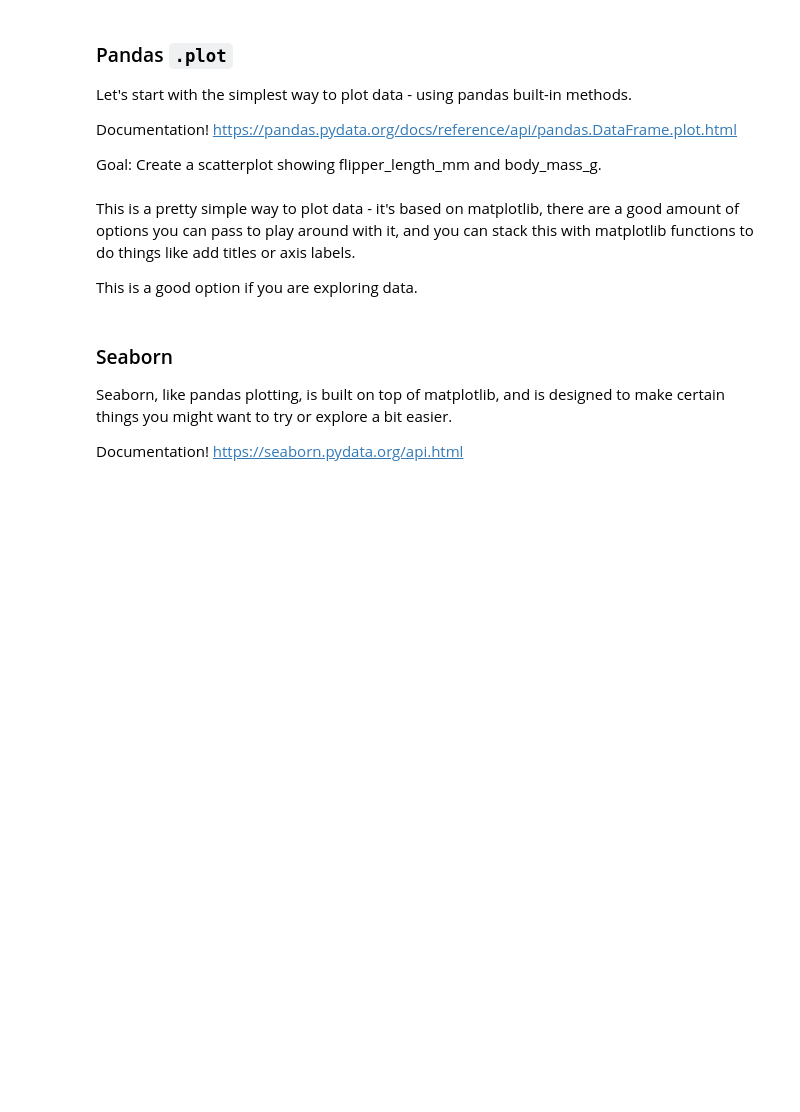
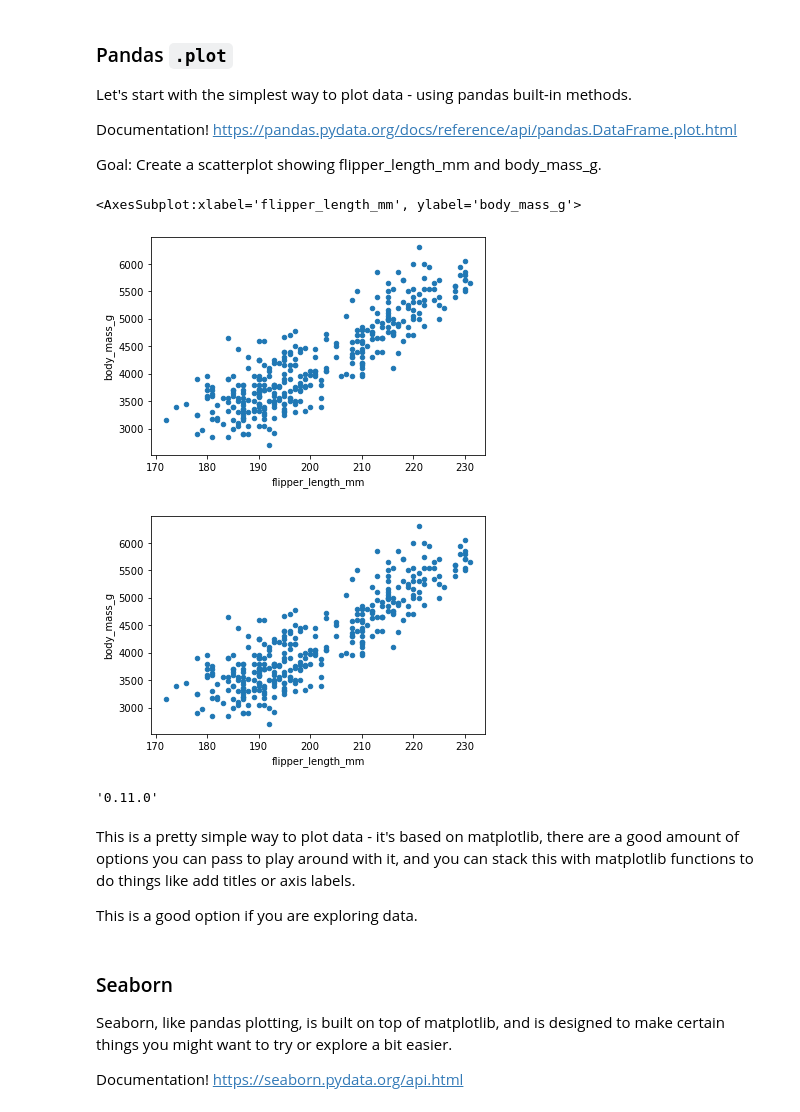
Before and after one commit to flatiron-school/DS-Live-040422, a Jupyter notebook: Phase1/09-PlottingWithPandas.ipynb, the cells around one changed output. Saved outputs shown, nothing was run; the diff lists cells and outputs as text; code cells hidden in the pictures; blank space fills up the shorter version.

```diff
--- a/Phase1/09-PlottingWithPandas.ipynb
+++ b/Phase1/09-PlottingWithPandas.ipynb
@@ -96,8 +131,18 @@ Documentation! https://pandas.pydata.org/docs/reference/api/pandas.DataFrame.plo
 Goal: Create a scatterplot showing flipper_length_mm and body_mass_g.
 # %%
 # Simple way to throw a plot on top of data
+penguins.plot(x ='flipper_length_mm', y = 'body_mass_g', kind = 'scatter')
+penguins.plot.scatter(x ='flipper_length_mm', y = 'body_mass_g')
+plt.title
+# %% [output]
+<AxesSubplot:xlabel='flipper_length_mm', ylabel='body_mass_g'>
+[figure, added]
+[figure, added]
 # %%
 # Can also specify the kind of plot this way
+sns.__version__
+# %% [output]
+'0.11.0'
 # %% [markdown]
 This is a pretty simple way to plot data - it's based on matplotlib, there are a good amount of options you can pass to play around with it, and you can stack this with matplotlib functions to do things like add titles or axis labels.
 
```
Also changed, not shown: parts of 7 cells of this notebook, 9 other files.
